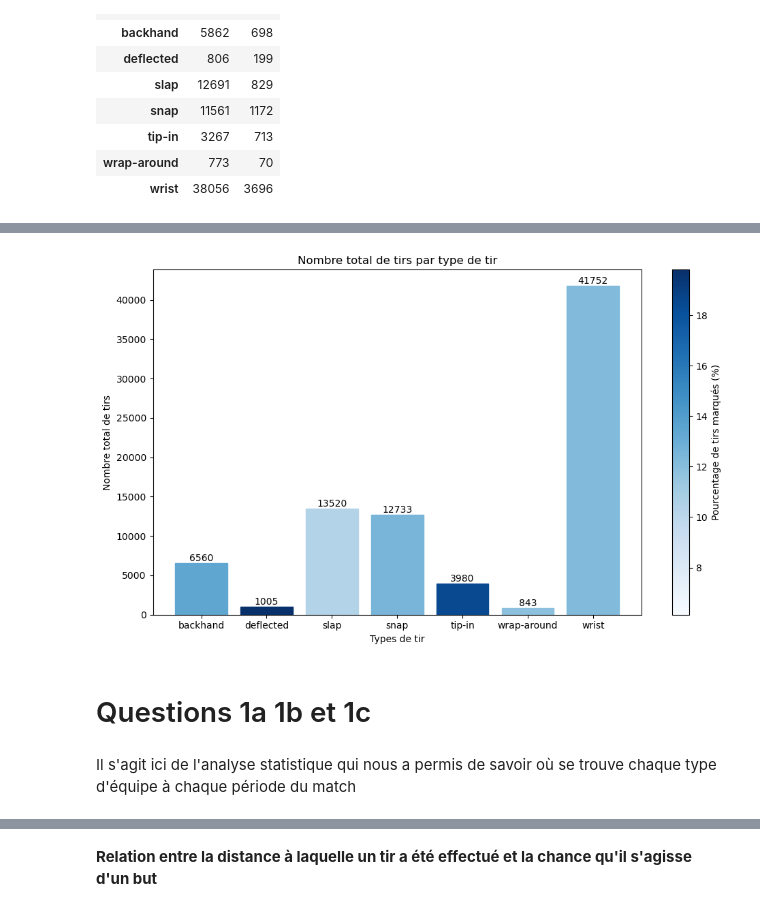
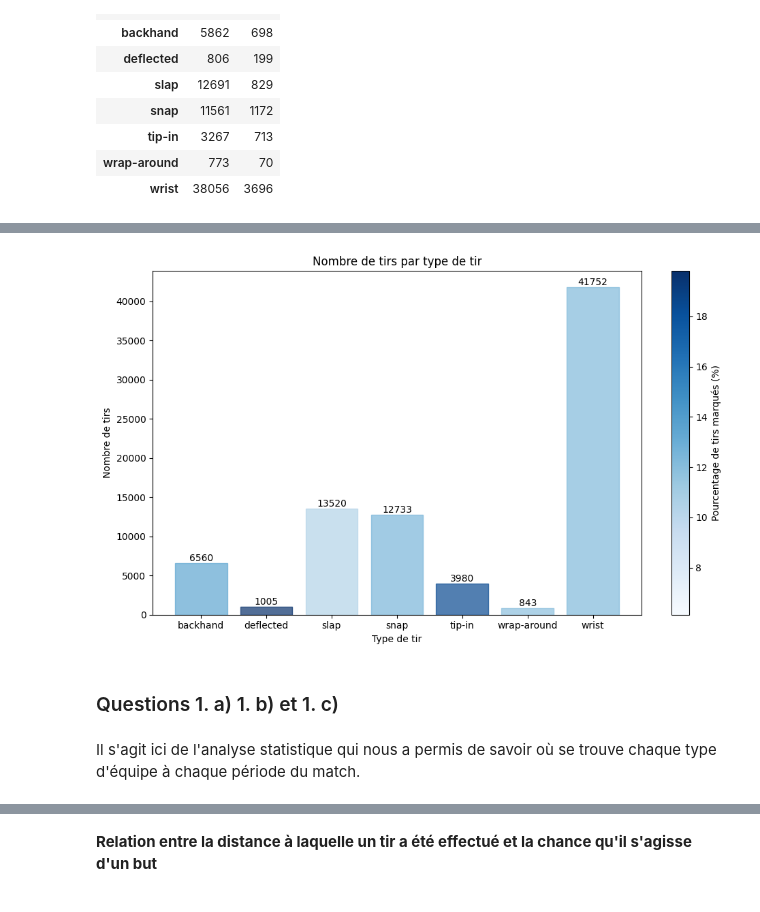
Before and after one commit to Faj1223/NHL-project, a Jupyter notebook: ift6758/notebooks/Question 4.ipynb, the cells around one changed output, grey strips where cells are left out. Drawn from its saved outputs; the diff is of its cells as text; code cells hidden in the pictures.

Commit message:
Visualisation simple après des modifications effectuées par Kelvin

```diff
--- a/ift6758/notebooks/Question 4.ipynb
+++ b/ift6758/notebooks/Question 4.ipynb
@@ -38,3 +47,7 @@ pivott_df_2016
 | tip-in | 3267 | 713 |
 | wrap-around | 773 | 70 |
 | wrist | 38056 | 3696 |
+# %%
+pivot_df_2016.index.name = "type de tir"
+pivot_df_2016.columns.name = None
+pivot_df_2016
@@ -41,4 +65,4 @@ pivott_df_2016
 # %%
-pivot_df_2016 = pivott_df_2016.rename(columns={False: 'tir_bloqué', True: 'tir_marqué'})
+pivot_df_2016 = pivot_df_2016.rename(columns={False: "nombre de tirs bloqués", True: "nombre de tirs marqués"})
 pivot_df_2016
 # %% [output]
@@ -65,3 +89,6 @@ pivot_df_2016
 | tip-in | 3267 | 713 |
 | wrap-around | 773 | 70 |
 | wrist | 38056 | 3696 |
+# %%
+pivot_df_2016["nombre de tirs"] = pivot_df_2016["nombre de tirs bloqués"] + pivot_df_2016["nombre de tirs marqués"]
+pivot_df_2016
@@ -67,0 +105,3 @@ pivot_df_2016
+# %%
+pivot_df_2016["pourcentage de tirs marqués"] = pivot_df_2016["nombre de tirs marqués"] / pivot_df_2016["nombre de tirs"] * 100
+pivot_df_2016
@@ -68,49 +118,39 @@ pivot_df_2016
 # %%
-import pandas as pd
-import matplotlib.pyplot as plt
-import numpy as np
-
-# Calculer le nombre total de tirs
-pivot_df_2016['total_tirs'] = pivot_df_2016['tir_bloqué'] + pivot_df_2016['tir_marqué']
-
-# Calculer le pourcentage de tirs marqués
-pivot_df_2016['pourcentage_marqué'] = pivot_df_2016['tir_marqué'] / (pivot_df_2016['tir_bloqué'] + pivot_df_2016['tir_marqué']) * 100
-
 # Créer l'histogramme
 plt.figure(figsize=(10, 6))
-bars = plt.bar(pivot_df_2016.index, pivot_df_2016['total_tirs'], color='blue', alpha=1)
+bars = plt.bar(pivot_df_2016.index, pivot_df_2016["nombre de tirs"], color="blue", alpha=0.7)
 
 # Créer une couleur pour chaque barre en fonction du pourcentage de tirs marqués
-colors = plt.cm.Blues(pivot_df_2016['pourcentage_marqué'] / pivot_df_2016['pourcentage_marqué'].max())
+colors = plt.cm.Blues(pivot_df_2016["pourcentage de tirs marqués"] / pivot_df_2016["pourcentage de tirs marqués"].max())
 
 # Mettre à jour les barres avec la couleur correspondante
 for bar, color in zip(bars, colors):
     bar.set_color(color)
 
 # Créer un ScalarMappable pour la colorbar
-norm = plt.Normalize(pivot_df_2016['pourcentage_marqué'].min(), pivot_df_2016['pourcentage_marqué'].max())
-sm = plt.cm.ScalarMappable(cmap='Blues', norm=norm)
+norm = plt.Normalize(pivot_df_2016["pourcentage de tirs marqués"].min(), pivot_df_2016["pourcentage de tirs marqués"].max())
+sm = plt.cm.ScalarMappable(cmap="Blues", norm=norm)
 sm.set_array([])  # Pour éviter un avertissement
 
 # Ajouter la colorbar avec l'argument ax
-cbar = plt.colorbar(sm, ax=plt.gca(), label='Pourcentage de tirs marqués (%)')
+cbar = plt.colorbar(sm, ax=plt.gca(), label="Pourcentage de tirs marqués (%)")
 
 # Ajouter des labels et un titre
-plt.xlabel('Types de tir')
-plt.ylabel('Nombre total de tirs')
-plt.title('Nombre total de tirs par type de tir')
+plt.xlabel("Type de tir")
+plt.ylabel("Nombre de tirs")
+plt.title("Nombre de tirs par type de tir")
 
 # Afficher les valeurs au-dessus des barres
 for bar in bars:
     yval = bar.get_height()
-    plt.text(bar.get_x() + bar.get_width() / 2, yval + 1, f"{yval}", ha='center', va='bottom')
+    plt.text(bar.get_x() + bar.get_width() / 2, yval + 1, f"{yval}", ha="center", va="bottom")
 
 plt.tight_layout()  # Pour un ajustement automatique des éléments
 plt.show()
 # %% [output]
-[figure, old version]
+[figure, new version]
 # %% [markdown]
-<h1>Questions 1a 1b et 1c </h1>
+<h3>Questions 1. a) 1. b) et 1. c) </h3>
 # %% [markdown]
-Il s'agit ici de l'analyse statistique qui nous a permis de savoir où se trouve chaque type d'équipe à chaque période du match
+Il s'agit ici de l'analyse statistique qui nous a permis de savoir où se trouve chaque type d'équipe à chaque période du match.
 # %%
```
Also changed, not shown: parts of 46 cells of this notebook.
